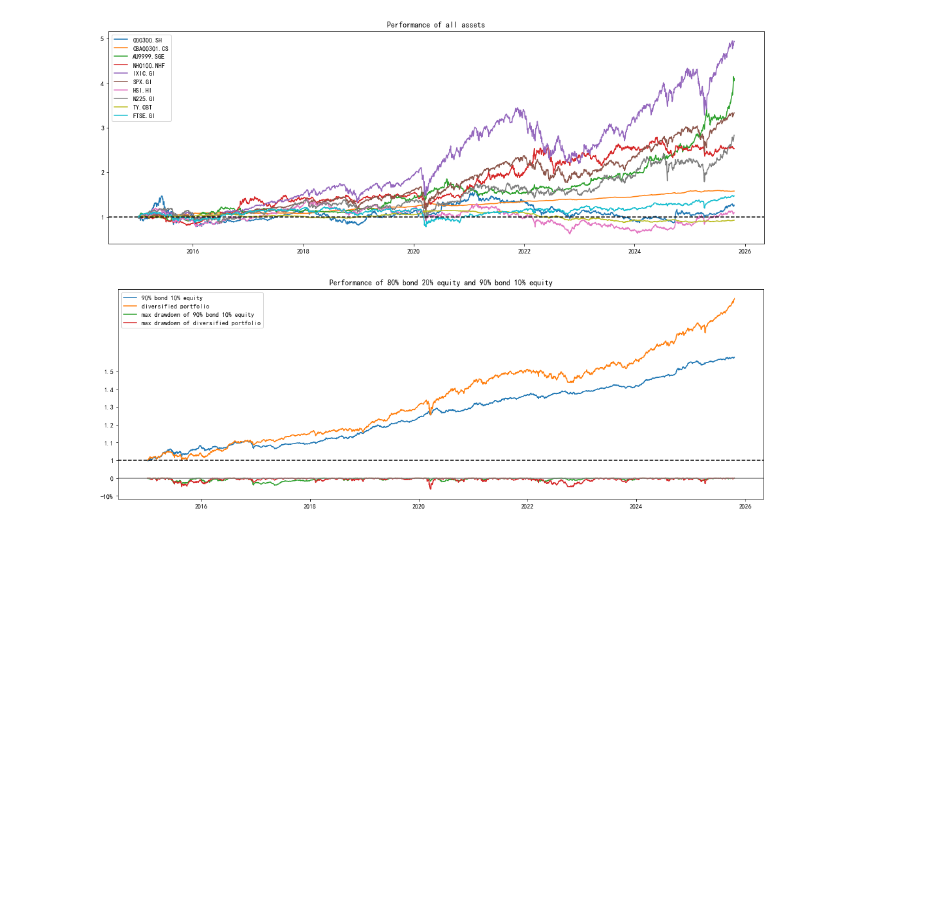
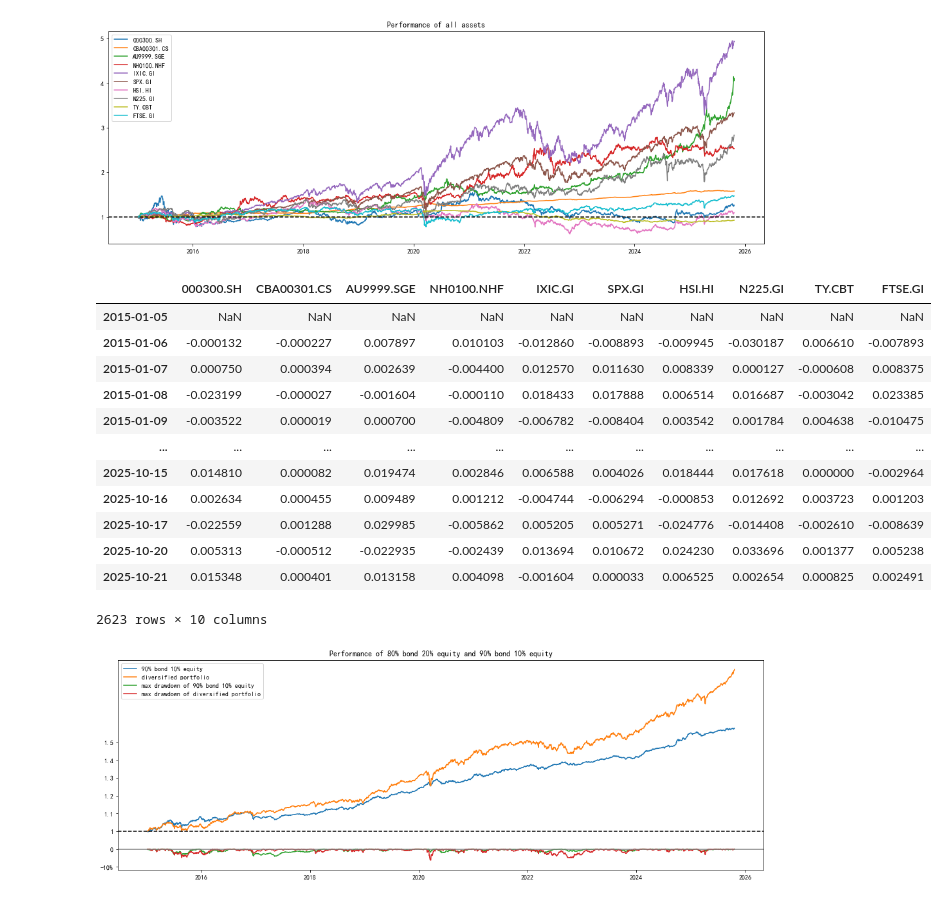
Before and after one commit to nurhachar-sibei/-----, a Jupyter notebook: 低利率时代投资研究.ipynb, the cells around one changed output. Drawn from its saved outputs; the diff is of its cells as text; code cells hidden in the pictures; blank space fills up the shorter version.

```diff
--- a/低利率时代投资研究.ipynb
+++ b/低利率时代投资研究.ipynb
@@ -396,4 +394,20 @@ plt.title('Performance of all assets')
 plt.show()
 # %% [output]
 [figure]
+# %%
+ret_data
+# %% [output]
+|  | 000300.SH | CBA00301.CS | AU9999.SGE | NH0100.NHF | IXIC.GI | SPX.GI | HSI.HI | N225.GI | TY.CBT | FTSE.GI |
+| 2015-01-05 | NaN | NaN | NaN | NaN | NaN | NaN | NaN | NaN | NaN | NaN |
+| 2015-01-06 | -0.000132 | -0.000227 | 0.007897 | 0.010103 | -0.012860 | -0.008893 | -0.009945 | -0.030187 | 0.006610 | -0.007893 |
+| 2015-01-07 | 0.000750 | 0.000394 | 0.002639 | -0.004400 | 0.012570 | 0.011630 | 0.008339 | 0.000127 | -0.000608 | 0.008375 |
+| 2015-01-08 | -0.023199 | -0.000027 | -0.001604 | -0.000110 | 0.018433 | 0.017888 | 0.006514 | 0.016687 | -0.003042 | 0.023385 |
+| 2015-01-09 | -0.003522 | 0.000019 | 0.000700 | -0.004809 | -0.006782 | -0.008404 | 0.003542 | 0.001784 | 0.004638 | -0.010475 |
+| ... | ... | ... | ... | ... | ... | ... | ... | ... | ... | ... |
+| 2025-10-15 | 0.014810 | 0.000082 | 0.019474 | 0.002846 | 0.006588 | 0.004026 | 0.018444 | 0.017618 | 0.000000 | -0.002964 |
+| 2025-10-16 | 0.002634 | 0.000455 | 0.009489 | 0.001212 | -0.004744 | -0.006294 | -0.000853 | 0.012692 | 0.003723 | 0.001203 |
+| 2025-10-17 | -0.022559 | 0.001288 | 0.029985 | -0.005862 | 0.005205 | 0.005271 | -0.024776 | -0.014408 | -0.002610 | -0.008639 |
+| 2025-10-20 | 0.005313 | -0.000512 | -0.022935 | -0.002439 | 0.013694 | 0.010672 | 0.024230 | 0.033696 | 0.001377 | 0.005238 |
+| 2025-10-21 | 0.015348 | 0.000401 | 0.013158 | 0.004098 | -0.001604 | 0.000033 | 0.006525 | 0.002654 | 0.000825 | 0.002491 |
+2623 rows × 10 columns
 # %%
```
Also changed, not shown: parts of 10 cells of this notebook, 7 other files.
